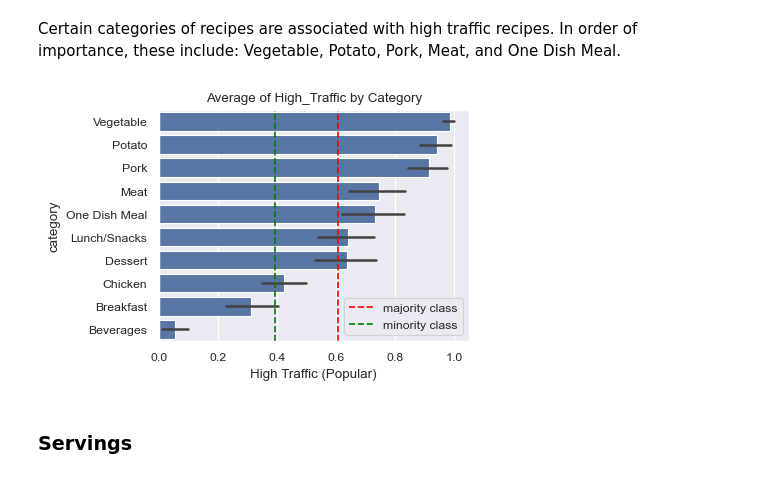
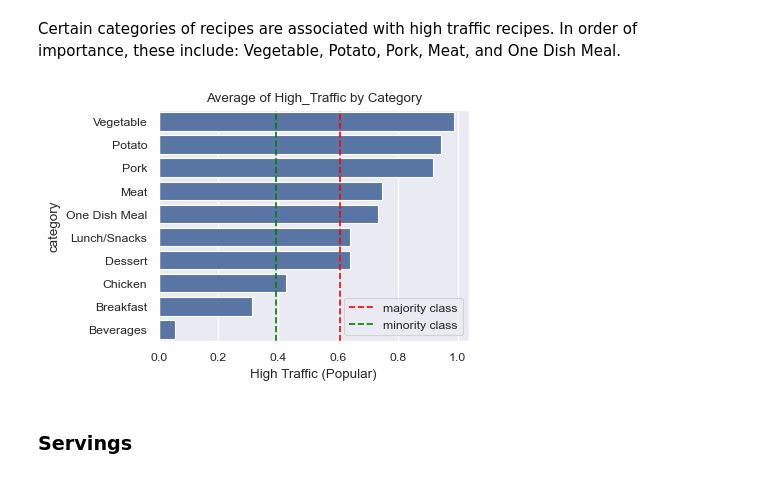
Before and after one commit to sandroarpy/recipe_site_traffic, a Jupyter notebook: notebook.ipynb, the cells around one changed output. Drawn from its saved outputs; the diff is of its cells as text; code cells hidden in the pictures.

```diff
--- a/notebook.ipynb
+++ b/notebook.ipynb
@@ -324,16 +324,16 @@ Certain categories of recipes are associated with high traffic recipes. In order
 # %%
 # Obtain majority and minority class proportions
 majority_class_prop, minority_class_prop = df['high_traffic'].value_counts(normalize=True)
 
 # Plot average of high_traffic by Category
-sns.barplot(data=df, x='high_traffic', y=feature, orient='h', order=x.index, color='b')
+sns.barplot(data=df, x='high_traffic', y=feature, orient='h', order=x.index, color='b', ci=None)
 plt.axvline(majority_class_prop, linestyle='--', color='red', label='majority class')
 plt.axvline(minority_class_prop, linestyle='--', color='green', label='minority class')
 plt.title('Average of High_Traffic by Category')
 plt.xlabel('High Traffic (Popular)');
 plt.legend(loc='lower right');
 # %% [output]
-[figure, old version]
+[figure, new version]
 # %% [markdown]
 ### Servings
 # %%
```
Also changed, not shown: 1 other file.
